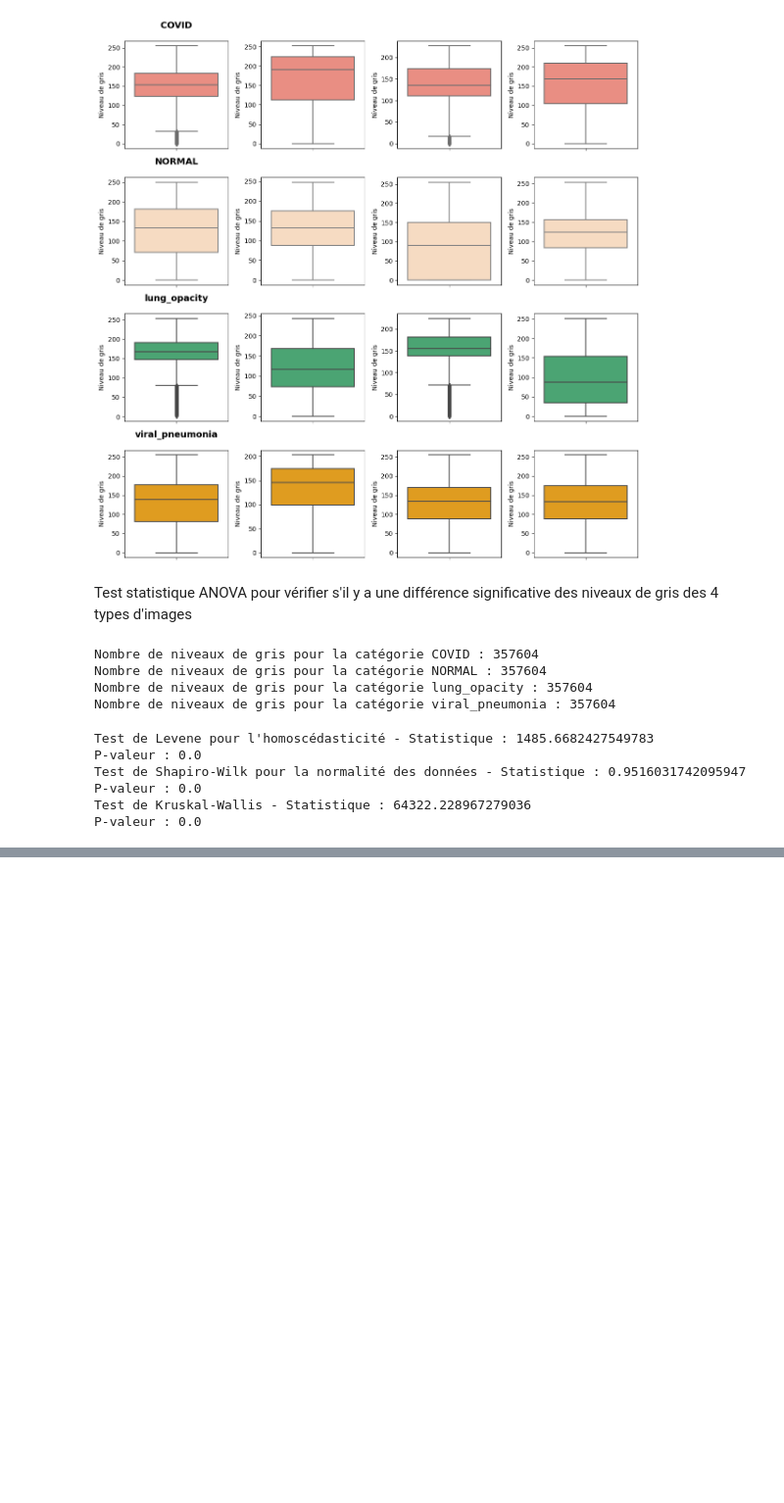
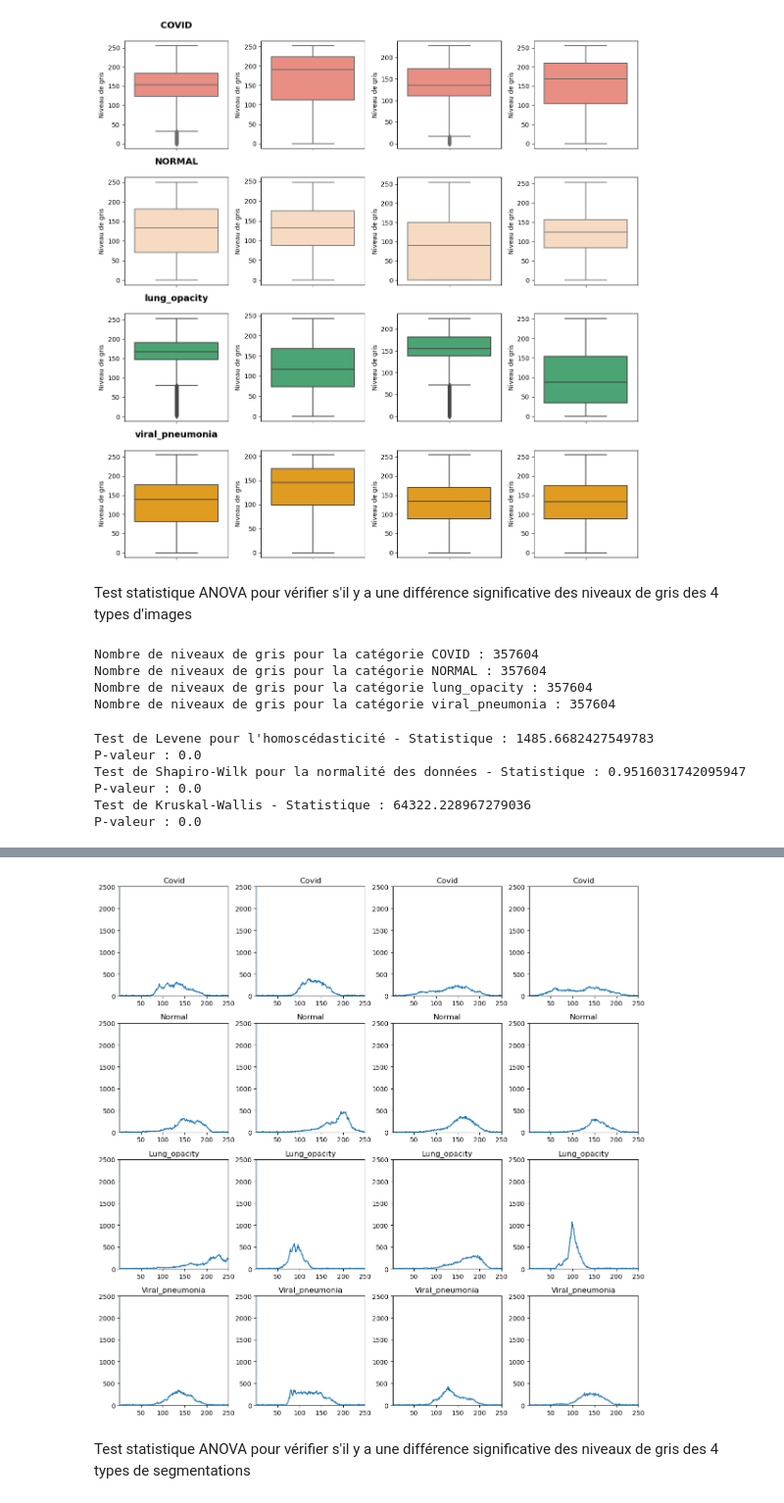
Before and after one commit to ropakolai/Projet_Datascientest, a Jupyter notebook: Exploration_DataViz/Exploration_DataViz.ipynb, the cells around one changed output, grey strips where cells are left out. Shown at 98% size. Drawn from its saved outputs; the diff is of its cells as text; code cells hidden in the pictures; blank space fills up the shorter version.

```diff
--- a/Exploration_DataViz/Exploration_DataViz.ipynb
+++ b/Exploration_DataViz/Exploration_DataViz.ipynb
@@ -454,0 +546,68 @@ P-valeur : 0.0
+# %%
+# Dossier contenant les images et les masques pour chaque type
+image_folder = {
+    "COVID": "/Users/Mac/Desktop/DataScientest/Projet_Datascientest/Exploration_DataViz/COVID",
+    "NORMAL": "/Users/Mac/Desktop/DataScientest/Projet_Datascientest/Exploration_DataViz/NORMAL",
+    "lung_opacity": "/Users/Mac/Desktop/DataScientest/Projet_Datascientest/Exploration_DataViz/lung_opacity",
+    "viral_pneumonia": "/Users/Mac/Desktop/DataScientest/Projet_Datascientest/Exploration_DataViz/viral_pneumonia"
+}
+
+mask_folder = {
+    'COVID': '/Users/Mac/Desktop/DataScientest/Projet_Datascientest/Exploration_DataViz/COVID_mask',
+    'NORMAL': '/Users/Mac/Desktop/DataScientest/Projet_Datascientest/Exploration_DataViz/NORMAL_mask',
+    'lung_opacity': '/Users/Mac/Desktop/DataScientest/Projet_Datascientest/Exploration_DataViz/lung_opacity_mask',
+    'viral_pneumonia': '/Users/Mac/Desktop/DataScientest/Projet_Datascientest/Exploration_DataViz/viral_pneumonia_mask'
+}
+
+# Créer une nouvelle figure
+plt.figure(figsize=(12, 12))
+
+# Itérer sur chaque type d'image
+for i, category in enumerate(image_folder.keys(), 1):
+    # Chemins des dossiers d'images et de masques
+    image_dir = image_folder[category]
+    mask_dir = mask_folder[category]
+
+    # Liste des noms de fichiers dans les dossiers
+    image_files = sorted(os.listdir(image_dir))
+    mask_files = sorted(os.listdir(mask_dir))
+
+    # Afficher les quatre premières images et leurs masques
+    for j in range(4):
+        # Charger l'image et le masque correspondant
+        image_file = os.path.join(image_dir, image_files[j])
+        mask_file = os.path.join(mask_dir, mask_files[j])
+        image = Image.open(image_file).convert('RGB')
+        mask = Image.open(mask_file).convert('L')
+
+        # Redimensionner le masque pour correspondre à la taille de l'image
+        mask = mask.resize(image.size, resample=Image.Resampling.BILINEAR)
+
+        # Convertir les images en tableaux numpy
+        image_np = np.array(image)
+        mask_np = np.array(mask)
+
+        # Dupliquer le masque pour avoir 3 canaux
+        mask_np = np.expand_dims(mask_np, axis=-1)
+        mask_np = np.concatenate([mask_np] * 3, axis=-1)
+
+        # Appliquer le masque sur l'image
+        segmented_image_np = image_np * mask_np
+
+        # Calculer l'histogramme de niveaux de gris
+        gray_histogram = np.histogram(segmented_image_np[:,:,0], bins=256, range=(0, 255))
+
+        # Ajouter la subplot pour l'histogramme
+        plt.subplot(4, 4, (i-1)*4 + j + 1)
+        plt.plot(gray_histogram[1][:-1], gray_histogram[0])
+        plt.title(category.capitalize())
+        plt.ylim(0,2500)
+        plt.xlim(1,250)
+
+# Ajuster l'espacement entre les subplots
+plt.tight_layout()
+plt.show()
+# %% [output]
+[figure, added]
+# %% [markdown]
+Test statistique ANOVA pour vérifier s'il y a une différence significative des niveaux de gris des 4 types de segmentations
```
Also changed, not shown: parts of 9 cells of this notebook, 18 other files.
